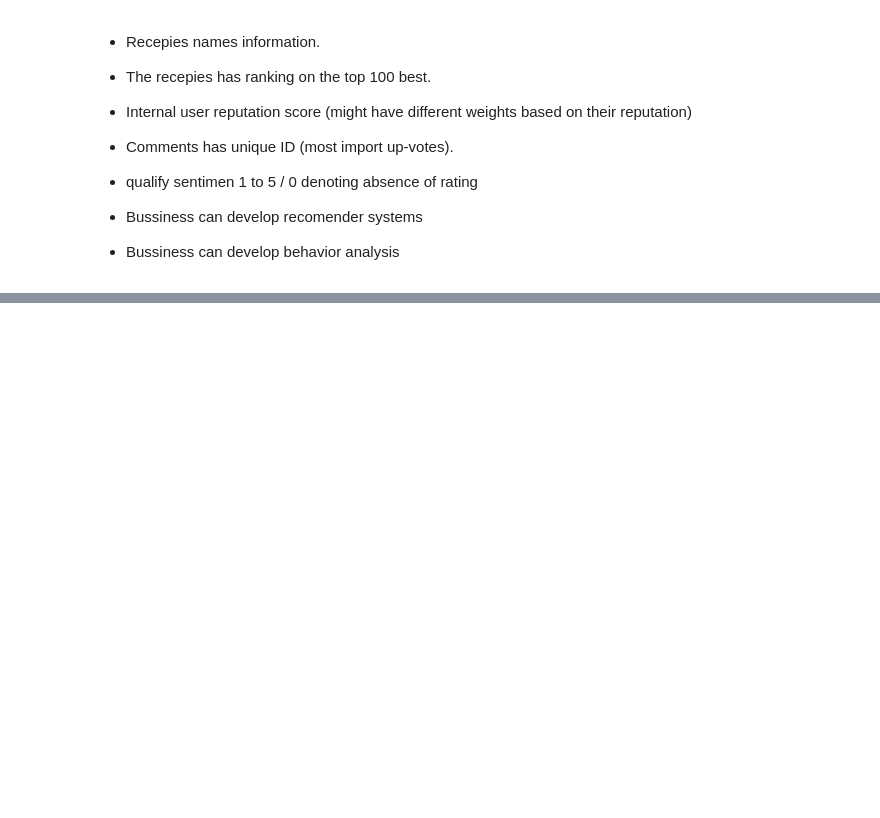
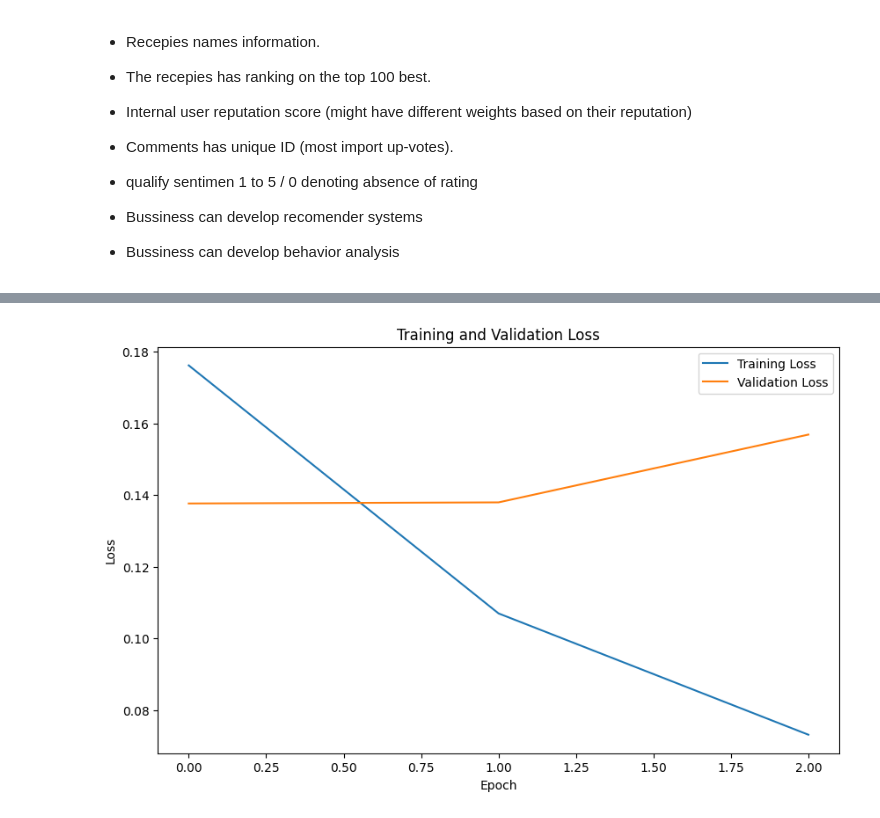
Before and after one commit to Geovannyy/Geovannyy-ML-DM-with-Python-and-Azure-ML-Studio, a Jupyter notebook: notebooks/Task_3_Sentiment_Analysis.ipynb, the cells around one changed output, grey strips where cells are left out. Cells and saved outputs as stored; diff of their text form; code cells hidden in the pictures; blank space fills up the shorter version.

```diff
--- a/notebooks/Task_3_Sentiment_Analysis.ipynb
+++ b/notebooks/Task_3_Sentiment_Analysis.ipynb
@@ -32,0 +294,21 @@
+# %%
+from torch.optim import AdamW
+from torch.optim.lr_scheduler import ReduceLROnPlateau
+
+def setup_training(model, learning_rate=2e-5):
+    """
+    Setup optimizer and scheduler
+    """
+    optimizer = AdamW(model.parameters(), lr=learning_rate)
+    scheduler = ReduceLROnPlateau(
+        optimizer,
+        mode='min',
+        factor=0.1,
+        patience=2,
+        verbose=True
+    )
+
+    return optimizer, scheduler
+
+# Initialize optimizer and scheduler
+optimizer, scheduler = setup_training(model)
@@ -32,0 +442,10 @@
+# %%
+# Start training
+print("Initializing training...")
+train_losses, val_losses = train_model(
+    model=model,
+    train_loader=train_loader,
+    val_loader=val_loader,
+    optimizer=optimizer,
+    scheduler=scheduler
+)
@@ -32,0 +544,13 @@
+# %%
+# Plot training and validation loss
+plt.figure(figsize=(10, 6))
+plt.plot(train_losses, label='Training Loss')
+plt.plot(val_losses, label='Validation Loss')
+plt.title('Training and Validation Loss')
+plt.xlabel('Epoch')
+plt.ylabel('Loss')
+plt.legend()
+#plt.savefig('../reports/figures/Task_3/training_history.png')
+plt.show()
+# %% [output]
+[figure, added]
```
Also changed, not shown: parts of 19 cells of this notebook, 3 other files.
